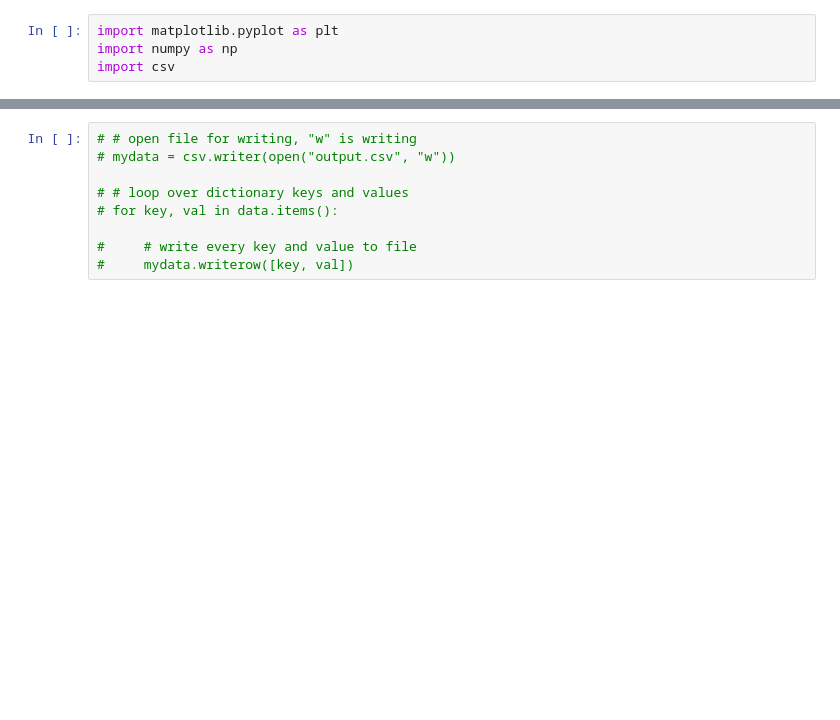
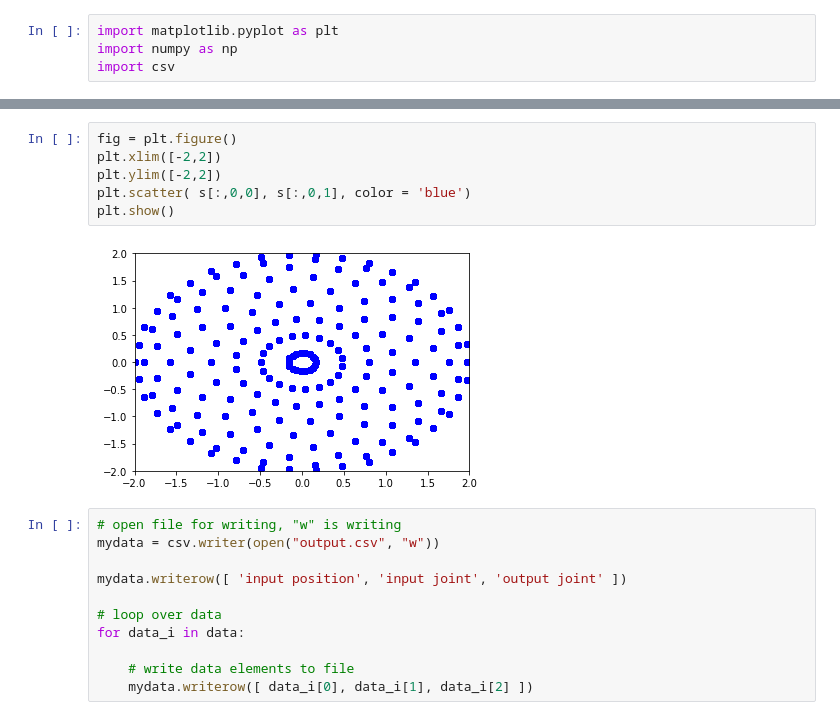
Before and after one commit to OmarJItani/Deep-Neural-Network-for-Solving-the-Inverse-Kinematics-Problem, a Jupyter notebook: generate_data_2.ipynb, the cells around one changed output, grey strips where cells are left out. Cells and saved outputs as stored; diff of their text form; blank space fills up the shorter version.

```diff
--- a/generate_data_2.ipynb
+++ b/generate_data_2.ipynb
@@ -47,9 +34,19 @@ data
+# %%
+fig = plt.figure()
+plt.xlim([-2,2])
+plt.ylim([-2,2])
+plt.scatter( s[:,0,0], s[:,0,1], color = 'blue')
+plt.show()
+# %% [output]
+[figure, added]
 # %%
-# # open file for writing, "w" is writing
-# mydata = csv.writer(open("output.csv", "w"))
+# open file for writing, "w" is writing
+mydata = csv.writer(open("output.csv", "w"))
 
-# # loop over dictionary keys and values
-# for key, val in data.items():
+mydata.writerow([ 'input position', 'input joint', 'output joint' ])
 
-#     # write every key and value to file
-#     mydata.writerow([key, val])
+# loop over data
+for data_i in data:
+
+    # write data elements to file
+    mydata.writerow([ data_i[0], data_i[1], data_i[2] ])
```
Also changed, not shown: parts of 3 cells of this notebook.
